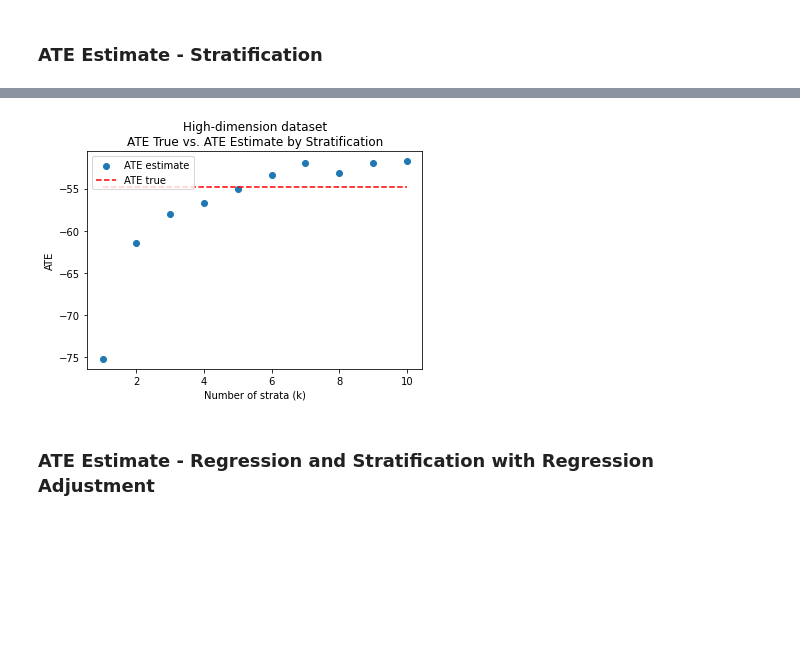
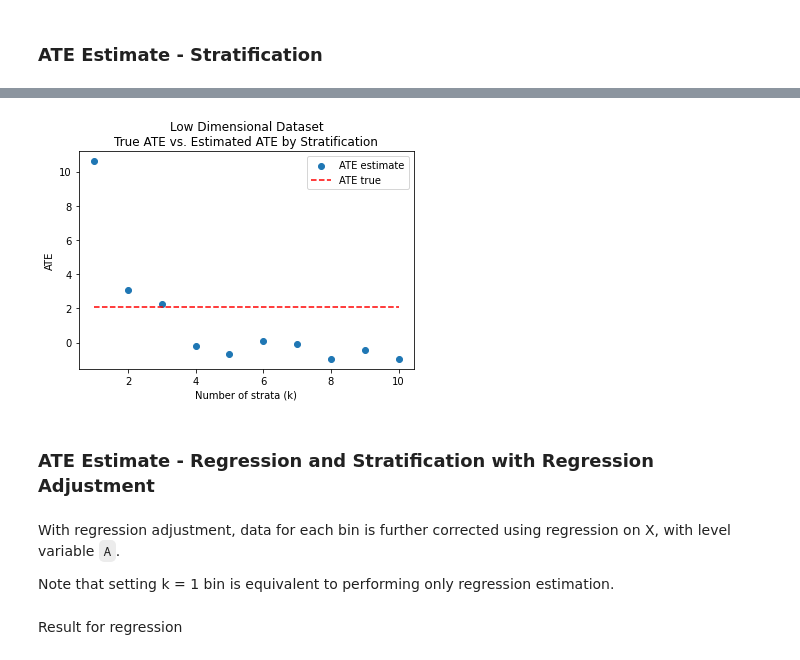
Before and after one commit to TZstatsADS/Spring2021-Project4-group2, a Jupyter notebook: doc/ATE-workbook.ipynb, the cells around one changed output, grey strips where cells are left out. Drawn from its saved outputs; the diff is of its cells as text; code cells hidden in the pictures; blank space fills up the shorter version.

Commit message:
add further explanations in pipeline notebook

```diff
--- a/doc/ATE-workbook.ipynb
+++ b/doc/ATE-workbook.ipynb
@@ -269,2 +347,2 @@ print(xgb.score(X_test, A_test))
 # %%
-propensity_score_xgb = xgb.predict(np.array(dataset.iloc[:, 2:]))
+propensity_score_xgb = xgb.predict_proba(np.array(dataset.iloc[:, 2:]))[:, 1]
@@ -285,7 +369,18 @@ def combine_data(ps, A, y):
     )
     return data_combined
 # %%
-data_for_ATE = combine_data(propensity_score_gbm, dataset.A, dataset.Y)
+##############################################################################
+# UPDATE PROPENSITY SCORE OPTION HERE
+#
+#
+
+data_for_ATE = combine_data(propensity_score_xgb, dataset.A, dataset.Y)
+
+#
+#
+#
+##############################################################################
+##############################################################################
 # %%
 plt.plot(data_for_ATE[data_for_ATE.A==0].e,
          data_for_ATE[data_for_ATE.A==0].Y, 'o')
@@ -297,9 +392,9 @@ plt.show()
 # %% [markdown]
 ### ATE Estimate - Stratification
 # %%
-def Stratify(data:pd.DataFrame, k:int):
+def Stratify(data_for_ATE:pd.DataFrame, k:int):
 
-    data_copy = data.copy()
+    data_copy = data_for_ATE.copy()
 
     # rank to resolve duplicate edge cases
     data_copy['bin'] = pd.qcut(
@@ -326,9 +414,9 @@ Stratify(data_for_ATE, 5)
 # %%
-def Calculate_ATE_Strat(data:pd.DataFrame, k:int):
+def Calculate_ATE_Strat(data_for_ATE:pd.DataFrame, k:int):
 
-    n = data.shape[0]
+    n = data_for_ATE.shape[0]
 
-    data_copy = Stratify(data, k)
+    data_copy = Stratify(data_for_ATE, k)
 
     # calculate ATE score
     ATE = 0
@@ -348,10 +436,10 @@ Calculate_ATE_Strat(data_for_ATE, 5)
 # %%
 plt.scatter(range(1,11), [Calculate_ATE_Strat(data_for_ATE, k) for k in range(1, 11)], label = 'ATE estimate')
-plt.hlines(high_true_ATE, 1, 10, colors='red', linestyles='dashed', label='ATE true')
-plt.title("High-dimensional dataset\nTrue ATE vs. Estimated ATE by Stratification")
+plt.hlines(true_ATE, 1, 10, colors='red', linestyles='dashed', label='ATE true')
+plt.title(dataset_name + "\nTrue ATE vs. Estimated ATE by Stratification")
 plt.xlabel("Number of strata (k)")
 plt.ylabel("ATE")
 plt.legend()
 plt.show()
 # %% [output]
-[figure, old version]
+[figure, new version]
@@ -358,5 +449,9 @@ plt.show()
 # %% [markdown]
 ### ATE Estimate - Regression and Stratification with Regression Adjustment
+# %% [markdown]
+With regression adjustment, data for each bin is further corrected using regression on X, with level variable `A`.
+
+Note that setting k = 1 bin is equivalent to performing only regression estimation.
 # %%
 def Calculate_ATE_StratRegrAdjusted_with_X(data:pd.DataFrame, X_data, k:int):
 
@@ -381,6 +476,8 @@ def Calculate_ATE_StratRegrAdjusted_with_X(data:pd.DataFrame, X_data, k:int):
         ATE += reg.coef_[0]
 
     return ATE / k
+# %% [markdown]
+Result for regression
 # %%
 Calculate_ATE_StratRegrAdjusted_with_X(data_for_ATE, data_X, 1)
 # %% [output]
```
Also changed, not shown: parts of 58 cells of this notebook.
